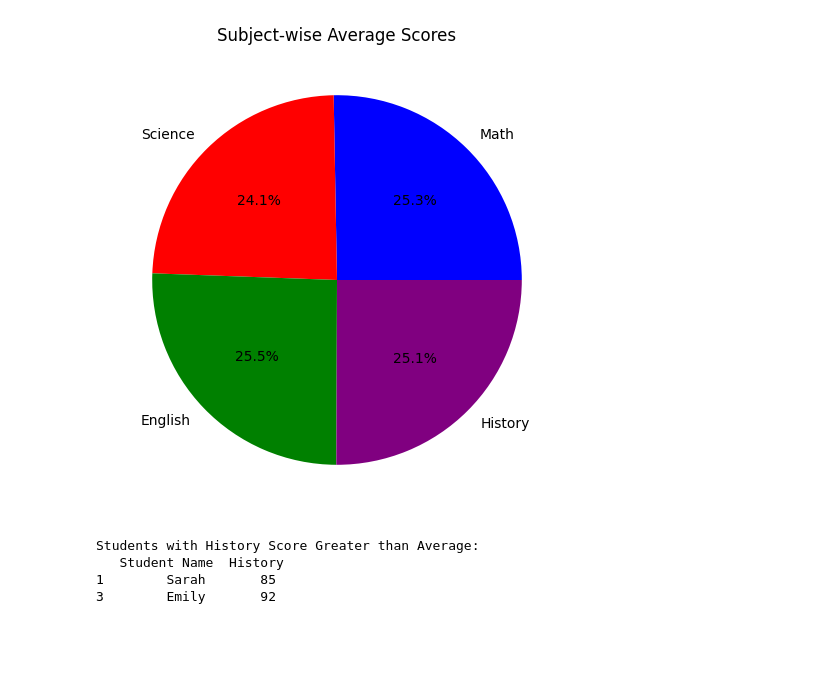
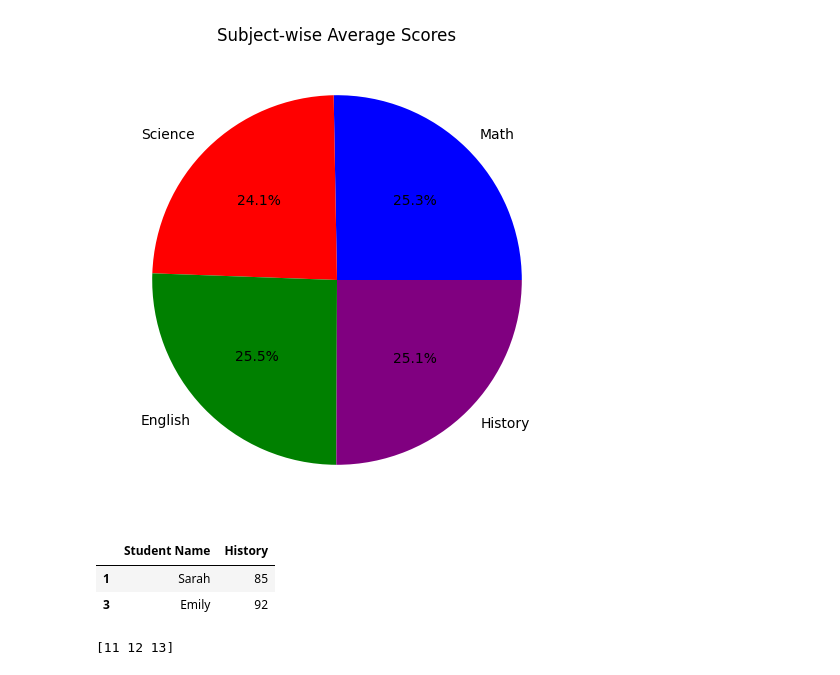
Before and after one commit to pank3004/Python, a Jupyter notebook: arya crt test/third.ipynb, the cells around one changed output. Cells and saved outputs as stored; diff of their text form; code cells hidden in the pictures; blank space fills up the shorter version.

```diff
--- a/arya crt test/third.ipynb
+++ b/arya crt test/third.ipynb
@@ -108,10 +105,15 @@ plt.show()
 # %%
 # 30. Display students whose History score is greater than the average History score
 avg_history_score = df["History"].mean()
 high_history_students = df[df["History"] > avg_history_score]
-print("\nStudents with History Score Greater than Average:\n", high_history_students[["Student Name", "History"]])
+high_history_students[["Student Name", "History"]]
 # %% [output]
-Students with History Score Greater than Average:
-   Student Name  History
-1        Sarah       85
-3        Emily       92
+|  | Student Name | History |
+| 1 | Sarah | 85 |
+| 3 | Emily | 92 |
+# %%
+import numpy as np
+arr = np.array([1, 2, 3])
+print(arr + 10)
+# %% [output]
+[11 12 13]
```
Also changed, not shown: parts of 4 cells of this notebook.
